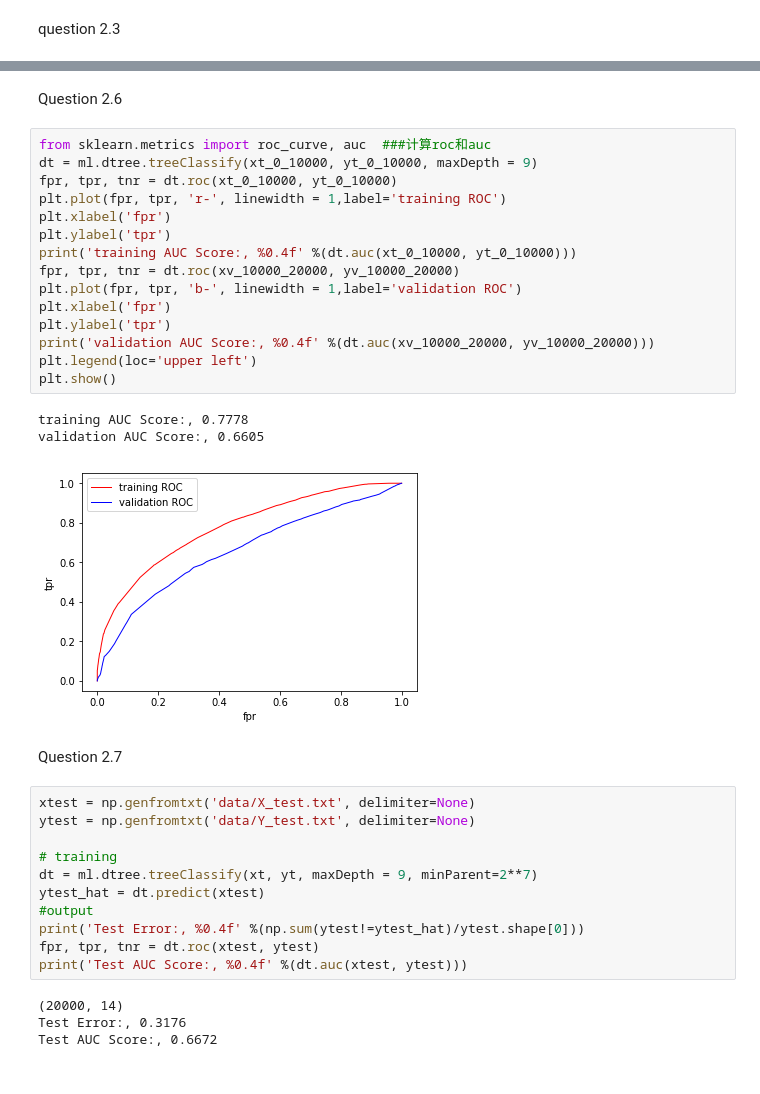
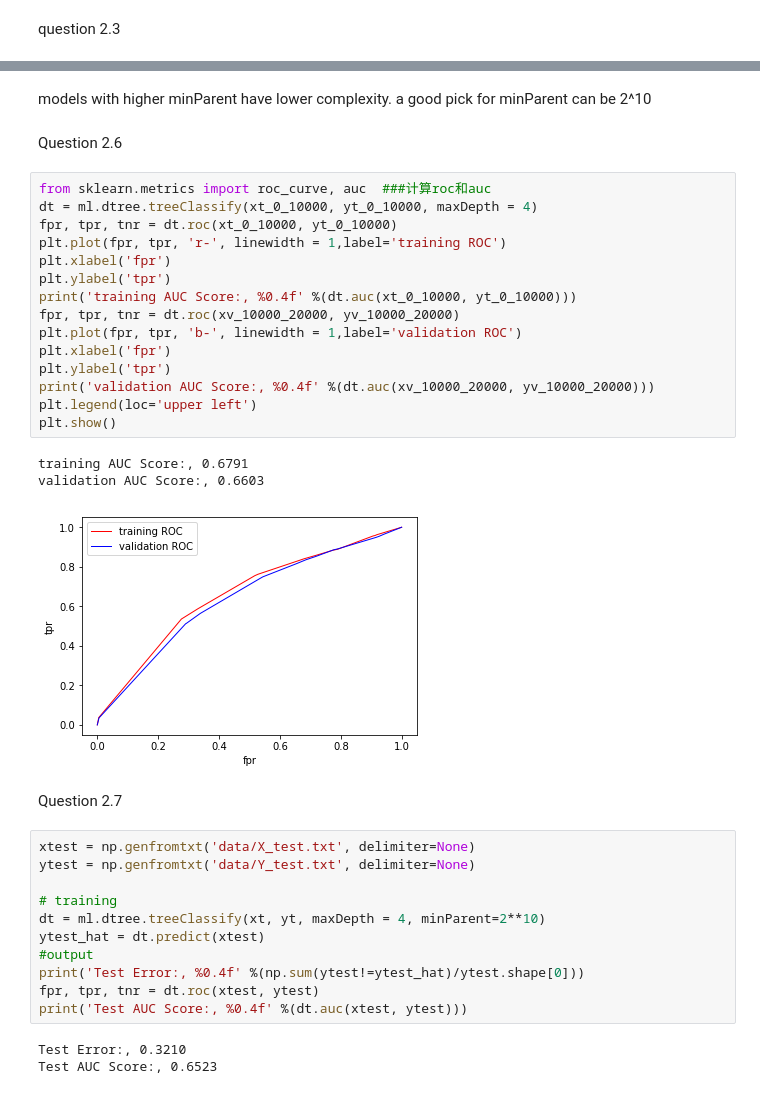
Before and after one commit to nuslarry/cs273a, a Jupyter notebook: 273-hw4-code/cs273a-hw4.ipynb, the cells around one changed output, grey strips where cells are left out. Cells and saved outputs as stored; diff of their text form.

```diff
--- a/273-hw4-code/cs273a-hw4.ipynb
+++ b/273-hw4-code/cs273a-hw4.ipynb
@@ -148,24 +152,26 @@ plt.show()
+# %% [markdown]
+models with higher minParent have lower complexity. a good pick for minParent can be 2^10
 # %% [markdown]
 Question 2.6
 # %%
 from sklearn.metrics import roc_curve, auc  ###计算roc和auc
-dt = ml.dtree.treeClassify(xt_0_10000, yt_0_10000, maxDepth = 9)
+dt = ml.dtree.treeClassify(xt_0_10000, yt_0_10000, maxDepth = 4)
 fpr, tpr, tnr = dt.roc(xt_0_10000, yt_0_10000)
 plt.plot(fpr, tpr, 'r-', linewidth = 1,label='training ROC')
 plt.xlabel('fpr')
 plt.ylabel('tpr')
 print('training AUC Score:, %0.4f' %(dt.auc(xt_0_10000, yt_0_10000)))
 fpr, tpr, tnr = dt.roc(xv_10000_20000, yv_10000_20000)
 plt.plot(fpr, tpr, 'b-', linewidth = 1,label='validation ROC')
 plt.xlabel('fpr')
 plt.ylabel('tpr')
 print('validation AUC Score:, %0.4f' %(dt.auc(xv_10000_20000, yv_10000_20000)))
 plt.legend(loc='upper left')
 plt.show()
 # %% [output]
-training AUC Score:, 0.7778
-validation AUC Score:, 0.6605
+training AUC Score:, 0.6791
+validation AUC Score:, 0.6603
-[figure, old version]
+[figure, new version]
 # %% [markdown]
 Question 2.7
 # %%
@@ -173,13 +179,12 @@ xtest = np.genfromtxt('data/X_test.txt', delimiter=None)
 ytest = np.genfromtxt('data/Y_test.txt', delimiter=None)
 
 # training
-dt = ml.dtree.treeClassify(xt, yt, maxDepth = 9, minParent=2**7)
+dt = ml.dtree.treeClassify(xt, yt, maxDepth = 4, minParent=2**10)
 ytest_hat = dt.predict(xtest)
 #output
 print('Test Error:, %0.4f' %(np.sum(ytest!=ytest_hat)/ytest.shape[0]))
 fpr, tpr, tnr = dt.roc(xtest, ytest)
 print('Test AUC Score:, %0.4f' %(dt.auc(xtest, ytest)))
 # %% [output]
-(20000, 14)
-Test Error:, 0.3176
-Test AUC Score:, 0.6672
+Test Error:, 0.3210
+Test AUC Score:, 0.6523
```
Also changed, not shown: parts of 13 cells of this notebook, 1 other file.
